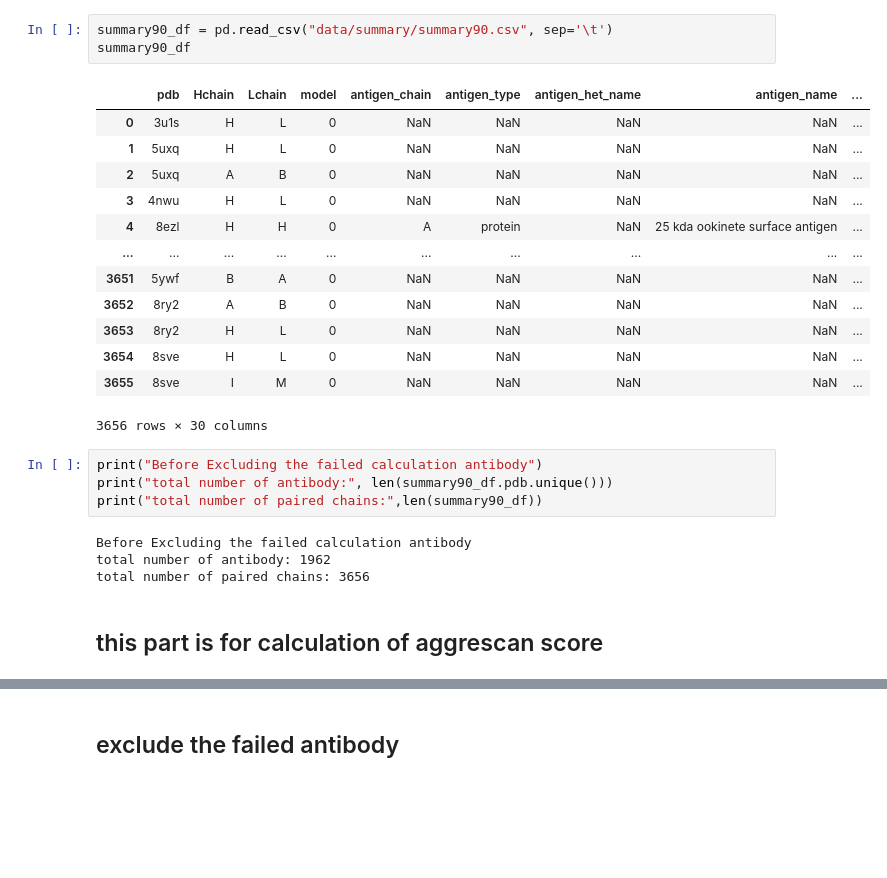
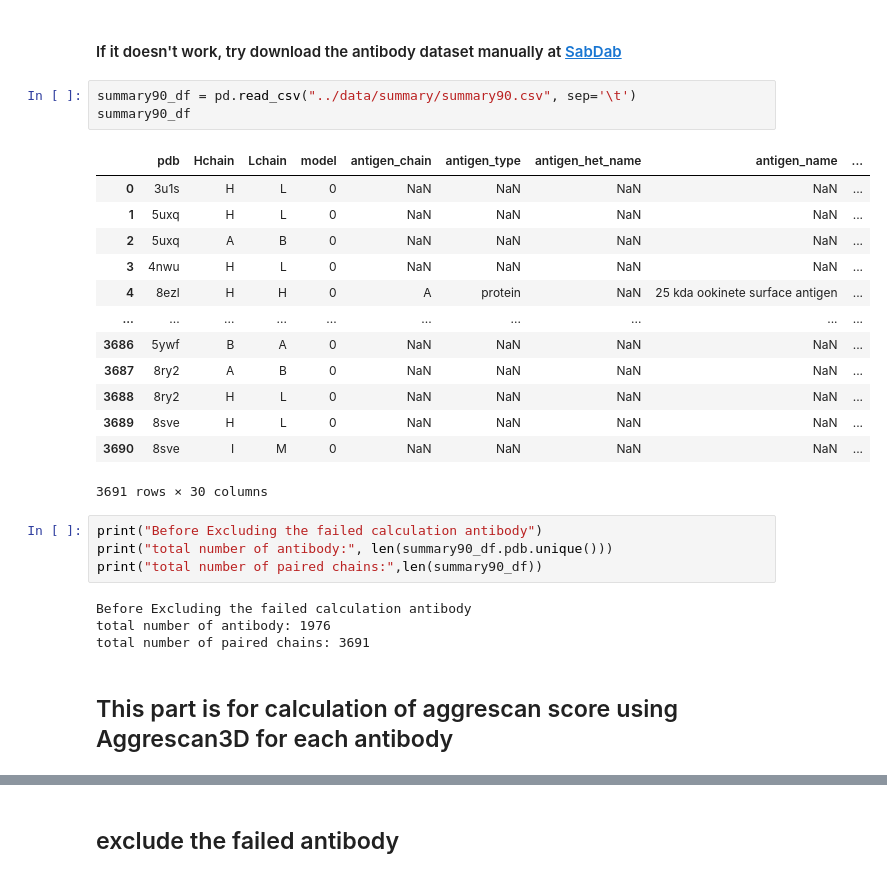
Before and after one commit to lyan-chhay/AIDRUG-AUDENSIEL, a Jupyter notebook: preprocess/main_preprocess_antibody.ipynb, the cells around one changed output, grey strips where cells are left out. Saved outputs shown, nothing was run; the diff lists cells and outputs as text; blank space fills up the shorter version.

```diff
--- a/preprocess/main_preprocess_antibody.ipynb
+++ b/preprocess/main_preprocess_antibody.ipynb
@@ -204,27 +190,29 @@ Successfully downloaded http://opig.stats.ox.ac.uk/webapps/sabdab-sabpred/sabdab
+# %% [markdown]
+#### If it doesn't work, try download the antibody dataset manually at [SabDab](https://opig.stats.ox.ac.uk/webapps/sabdab-sabpred/sabdab/search/)
 # %%
-summary90_df = pd.read_csv("data/summary/summary90.csv", sep='\t')
+summary90_df = pd.read_csv("../data/summary/summary90.csv", sep='\t')
 summary90_df
 # %% [output]
 |  | pdb | Hchain | Lchain | model | antigen_chain | antigen_type | antigen_het_name | antigen_name | ... |
 | 0 | 3u1s | H | L | 0 | NaN | NaN | NaN | NaN | ... |
 | 1 | 5uxq | H | L | 0 | NaN | NaN | NaN | NaN | ... |
 | 2 | 5uxq | A | B | 0 | NaN | NaN | NaN | NaN | ... |
 | 3 | 4nwu | H | L | 0 | NaN | NaN | NaN | NaN | ... |
 | 4 | 8ezl | H | H | 0 | A | protein | NaN | 25 kda ookinete surface antigen | ... |
 | ... | ... | ... | ... | ... | ... | ... | ... | ... | ... |
-| 3651 | 5ywf | B | A | 0 | NaN | NaN | NaN | NaN | ... |
-| 3652 | 8ry2 | A | B | 0 | NaN | NaN | NaN | NaN | ... |
-| 3653 | 8ry2 | H | L | 0 | NaN | NaN | NaN | NaN | ... |
-| 3654 | 8sve | H | L | 0 | NaN | NaN | NaN | NaN | ... |
-| 3655 | 8sve | I | M | 0 | NaN | NaN | NaN | NaN | ... |
+| 3686 | 5ywf | B | A | 0 | NaN | NaN | NaN | NaN | ... |
+| 3687 | 8ry2 | A | B | 0 | NaN | NaN | NaN | NaN | ... |
+| 3688 | 8ry2 | H | L | 0 | NaN | NaN | NaN | NaN | ... |
+| 3689 | 8sve | H | L | 0 | NaN | NaN | NaN | NaN | ... |
+| 3690 | 8sve | I | M | 0 | NaN | NaN | NaN | NaN | ... |
-3656 rows × 30 columns
+3691 rows × 30 columns
 # %%
 print("Before Excluding the failed calculation antibody")
 print("total number of antibody:", len(summary90_df.pdb.unique()))
 print("total number of paired chains:",len(summary90_df))
 # %% [output]
 Before Excluding the failed calculation antibody
-total number of antibody: 1962
-total number of paired chains: 3656
+total number of antibody: 1976
+total number of paired chains: 3691
 # %% [markdown]
-## this part is for calculation of aggrescan score
+## This part is for calculation of aggrescan score using Aggrescan3D for each antibody
```
Also changed, not shown: parts of 14 cells of this notebook.
